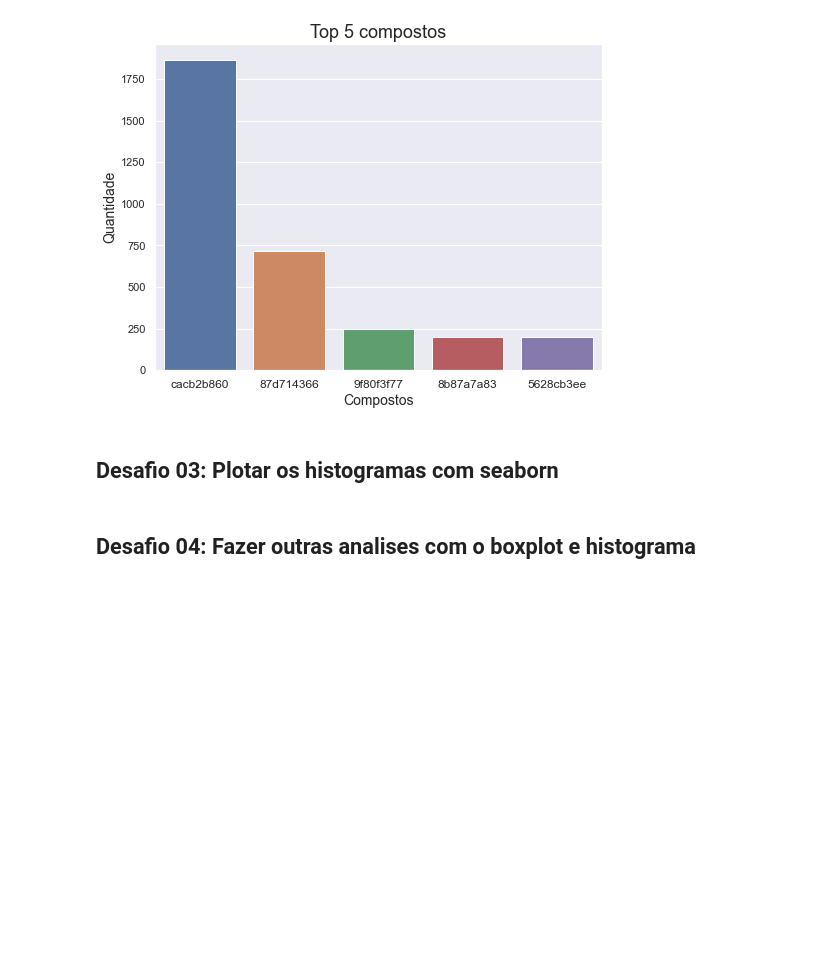
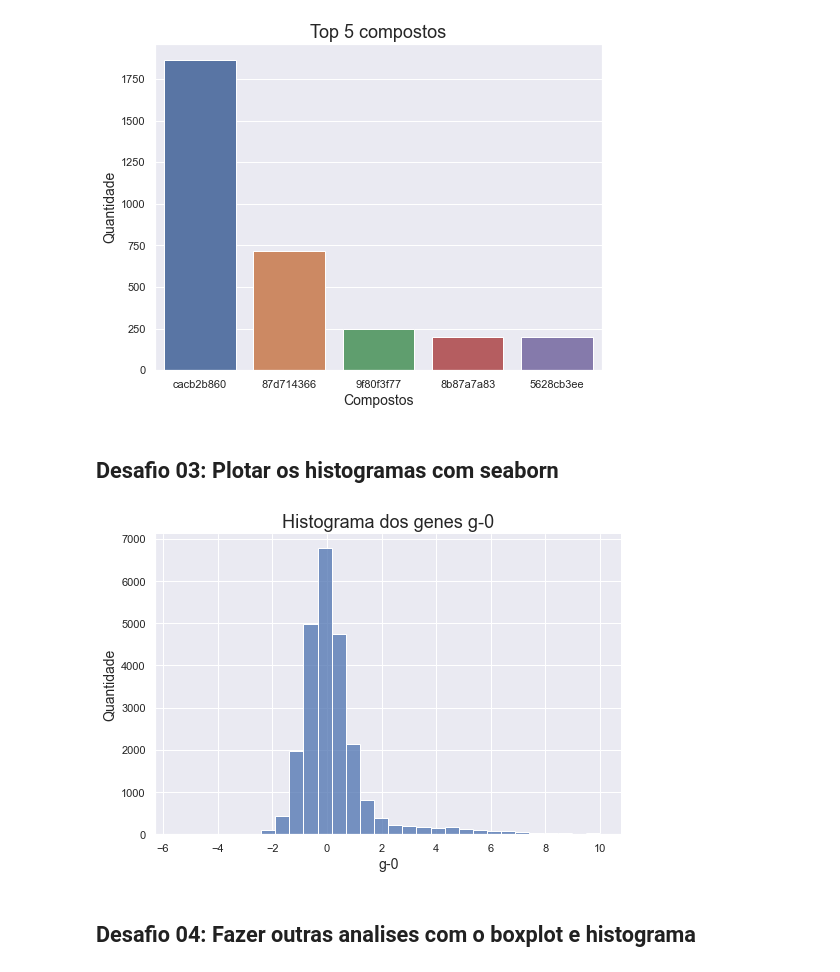
Before and after one commit to guilhermebap/Data-science-personal-study, a Jupyter notebook: Alura/imersaodados3/Imersão_Dados.ipynb, the cells around one changed output. Cells and saved outputs as stored; diff of their text form; code cells hidden in the pictures; blank space fills up the shorter version.

```diff
--- a/Alura/imersaodados3/Imersão_Dados.ipynb
+++ b/Alura/imersaodados3/Imersão_Dados.ipynb
@@ -307,5 +308,12 @@ plt.show()
 [figure]
 # %% [markdown]
 ## Desafio 03: Plotar os histogramas com seaborn
+# %%
+ax = sns.displot(x='g-0', data=dados, bins=30, height=5, aspect=1.5)
+ax.set_axis_labels('g-0', 'Quantidade', fontsize=14)
+plt.title('Histograma dos genes g-0', fontsize=18)
+plt.show()
+# %% [output]
+[figure, added]
 # %% [markdown]
 ## Desafio 04: Fazer outras analises com o boxplot e histograma
```
Also changed, not shown: parts of 35 cells of this notebook.
